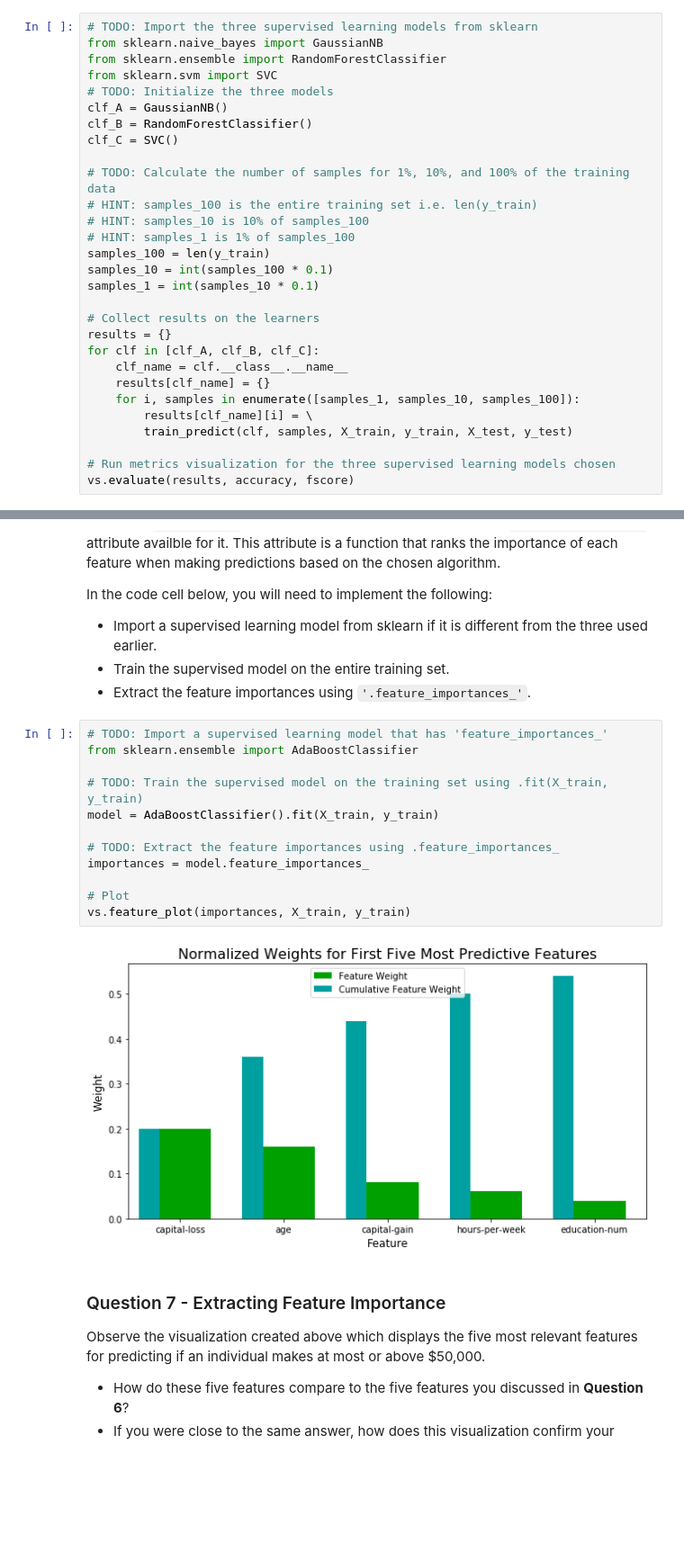
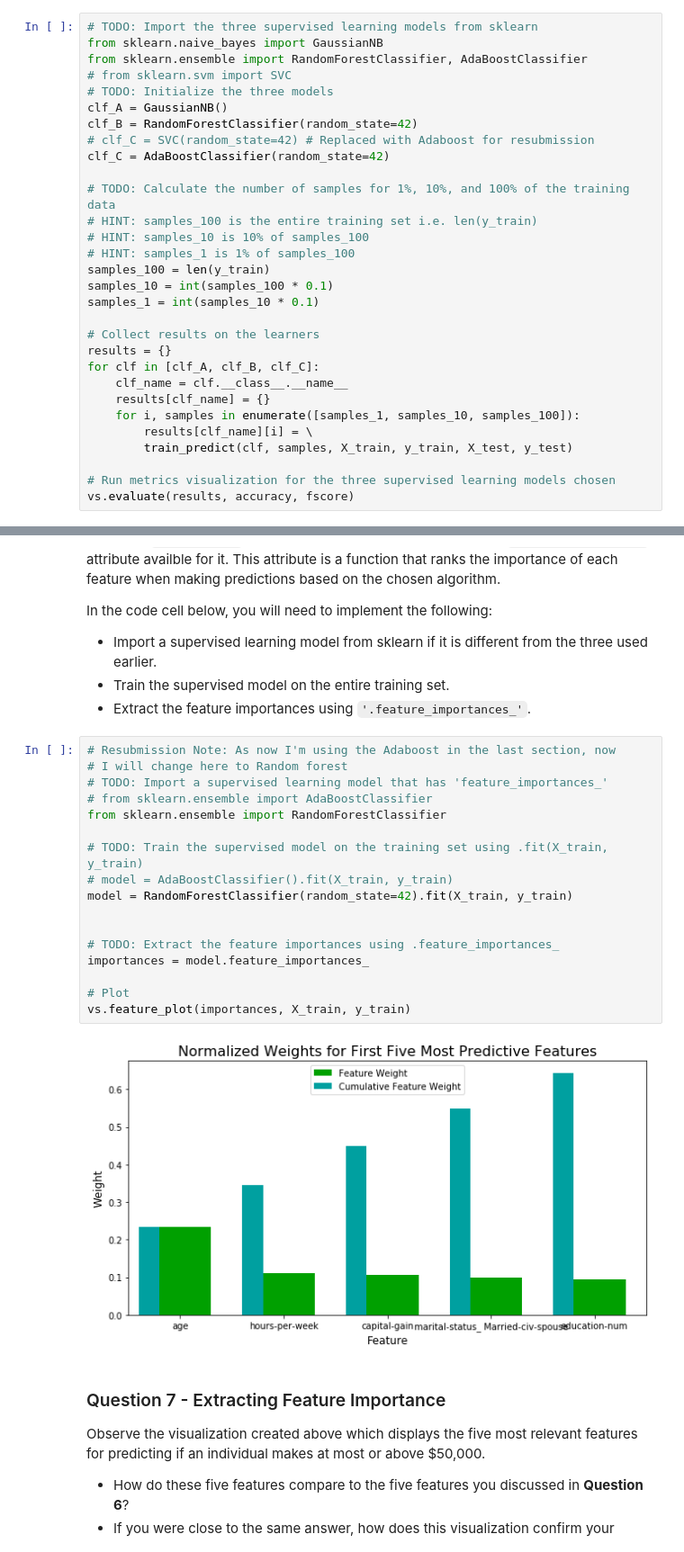
Before and after one commit to primercuervo/machine_learning_nd, a Jupyter notebook: finding_donors/finding_donors.ipynb, the cells around one changed output, grey strips where cells are left out. Shown: that part at 90% size. Cells and saved outputs as stored; diff of their text form; blank space fills up the shorter version.

```diff
--- a/finding_donors/finding_donors.ipynb
+++ b/finding_donors/finding_donors.ipynb
@@ -403,12 +407,13 @@ In the code cell, you will need to implement the following:
 # %%
 # TODO: Import the three supervised learning models from sklearn
 from sklearn.naive_bayes import GaussianNB
-from sklearn.ensemble import RandomForestClassifier
-from sklearn.svm import SVC
+from sklearn.ensemble import RandomForestClassifier, AdaBoostClassifier
+# from sklearn.svm import SVC
 # TODO: Initialize the three models
 clf_A = GaussianNB()
-clf_B = RandomForestClassifier()
-clf_C = SVC()
+clf_B = RandomForestClassifier(random_state=42)
+# clf_C = SVC(random_state=42) # Replaced with Adaboost for resubmission
+clf_C = AdaBoostClassifier(random_state=42)
 
 # TODO: Calculate the number of samples for 1%, 10%, and 100% of the training data
 # HINT: samples_100 is the entire training set i.e. len(y_train)
@@ -578,19 +597,24 @@ In the code cell below, you will need to implement the following:
  - Train the supervised model on the entire training set.
  - Extract the feature importances using `'.feature_importances_'`.
 # %%
+# Resubmission Note: As now I'm using the Adaboost in the last section, now
+# I will change here to Random forest
 # TODO: Import a supervised learning model that has 'feature_importances_'
-from sklearn.ensemble import AdaBoostClassifier
+# from sklearn.ensemble import AdaBoostClassifier
+from sklearn.ensemble import RandomForestClassifier
 
 # TODO: Train the supervised model on the training set using .fit(X_train, y_train)
-model = AdaBoostClassifier().fit(X_train, y_train)
+# model = AdaBoostClassifier().fit(X_train, y_train)
+model = RandomForestClassifier(random_state=42).fit(X_train, y_train)
+
 
 # TODO: Extract the feature importances using .feature_importances_
 importances = model.feature_importances_
 
 # Plot
 vs.feature_plot(importances, X_train, y_train)
 # %% [output]
-[figure, old version]
+[figure, new version]
 # %% [markdown]
 ### Question 7 - Extracting Feature Importance
 
```
Also changed, not shown: parts of 11 cells of this notebook, 1 other file.
